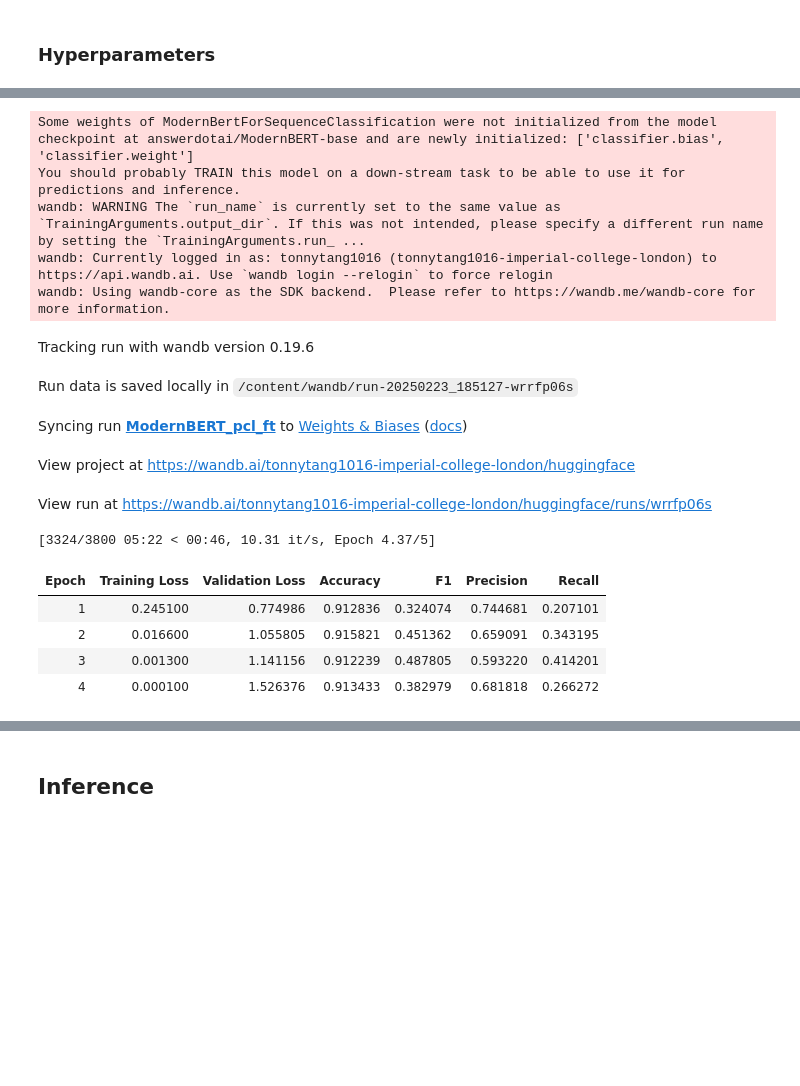
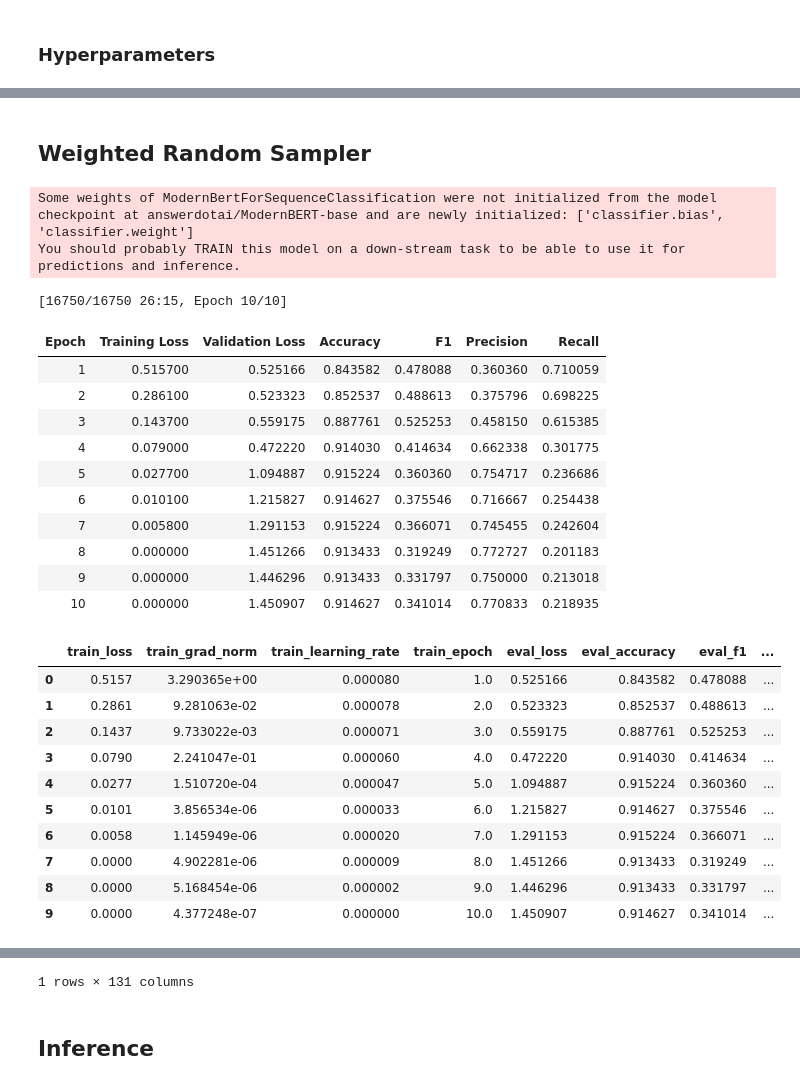
Before and after one commit to Hasasasaki/semeval_2022_task_4, a Jupyter notebook: model_finetune.ipynb, the cells around one changed output, grey strips where cells are left out. Saved outputs shown, nothing was run; the diff lists cells and outputs as text; code cells hidden in the pictures; blank space fills up the shorter version.

Commit message:
scheduler, warmup and sampling

```diff
--- a/model_finetune.ipynb
+++ b/model_finetune.ipynb
@@ -69,12 +67,12 @@ train_df, val_df = train_test_split(train_val_df, test_size=0.2, random_state=42
 # %% [markdown]
 ### Hyperparameters
 # %%
-batch_size = 32
+batch_size = 4
 lr = 8e-5
-n_epochs = 2
+n_epochs = 10
 betas = (0.9, 0.98)
 eps = 1e-6
-wd = 8e-6
+wd = 1e-2
 # %%
 class PCLDataset(Dataset):
     def __init__(self, dataframe, tokenizer, balance_method='oversample'):
@@ -139,3 +131,25 @@ Please note that authentication is recommended but still optional to access publ
+# %% [markdown]
+## Weighted Random Sampler
+# %%
+class WeightedRandomSamplerTrainer(Trainer):
+    def __init__(self, *args, **kwargs):
+        super().__init__(*args, **kwargs)
+        self.weights = torch.FloatTensor(self._get_weights())
+        self.sampler = WeightedRandomSampler(self.weights, len(self.weights), replacement=True)
+
+    def get_train_dataloader(self):
+        return DataLoader(self.train_dataset, batch_size=self.args.train_batch_size, sampler=self.sampler, collate_fn=self.data_collator)
+
+    def _get_weights(self):
+        labels = np.array(self.train_dataset.labels)
+        class_counts = np.bincount(labels)
+        class_weights = 1.0 / np.sqrt(class_counts.astype(np.float32))
+        weights = class_weights[labels]
+        return weights
+
+train_dataset = PCLDataset(train_df, tokenizer, 'None')
+val_dataset = PCLDataset(val_df, tokenizer, balance_method='None')
+test_dataset = PCLDataset(test_df, tokenizer, balance_method='None')
 # %%
 model_config = AutoConfig.from_pretrained("answerdotai/ModernBERT-base")
 model_config.mlp_dropout = 0.2
@@ -157,11 +171,12 @@ training_args = TrainingArguments(
     per_device_train_batch_size=batch_size,
     per_device_eval_batch_size=batch_size,
     num_train_epochs=n_epochs,
-    lr_scheduler_type="linear",
+    lr_scheduler_type="cosine",
     optim="adamw_torch_fused",
-    # adam_beta1=betas[0],
-    # adam_beta2=betas[1],
-    # adam_epsilon=eps,
+    adam_beta1=betas[0],
+    adam_beta2=betas[1],
+    adam_epsilon=eps,
+    # weight_decay=wd,
     logging_strategy="epoch",
     eval_strategy="epoch",
     save_strategy="epoch",
@@ -169,6 +184,8 @@ training_args = TrainingArguments(
     bf16=True,
     bf16_full_eval=True,
     push_to_hub=False,
+    warmup_ratio=0.1,
+
 )
 
 def compute_metrics(eval_pred):
@@ -199,44 +216,53 @@ class MetricsCallback(TrainerCallback):
             elif "eval_loss" in logs:  # Evaluation logs
                 self.training_history["eval"].append(logs)
 
-trainer = Trainer(
+trainer = WeightedRandomSamplerTrainer(
     model=model,
     args=training_args,
     train_dataset=train_dataset,
     eval_dataset=val_dataset,
     processing_class=tokenizer,
     data_collator=DataCollatorWithPadding(tokenizer=tokenizer),
     compute_metrics=compute_metrics,
 )
 
 metrics_callback = MetricsCallback()
 trainer.add_callback(metrics_callback)
 
 trainer.train()
 
 train_history_df = pd.DataFrame(metrics_callback.training_history["train"])
 train_history_df = train_history_df.add_prefix("train_")
 eval_history_df = pd.DataFrame(metrics_callback.training_history["eval"])
 train_res_df = pd.concat([train_history_df, eval_history_df], axis=1)
 
 args_df = pd.DataFrame([training_args.to_dict()])
 
 display(train_res_df)
 display(args_df)
 # %% [output]
 Some weights of ModernBertForSequenceClassification were not initialized from the model checkpoint at answerdotai/ModernBERT-base and are newly initialized: ['classifier.bias', 'classifier.weight']
 You should probably TRAIN this model on a down-stream task to be able to use it for predictions and inference.
-wandb: WARNING The `run_name` is currently set to the same value as `TrainingArguments.output_dir`. If this was not intended, please specify a different run name by setting the `TrainingArguments.run_ ...
-wandb: Currently logged in as: tonnytang1016 (tonnytang1016-imperial-college-london) to https://api.wandb.ai. Use `wandb login --relogin` to force relogin
-wandb: Using wandb-core as the SDK backend.  Please refer to https://wandb.me/wandb-core for more information.
-Tracking run with wandb version 0.19.6
-Run data is saved locally in /content/wandb/run-20250223_185127-wrrfp06s
-Syncing run ModernBERT_pcl_ft to Weights & Biases (docs)
-View project at https://wandb.ai/tonnytang1016-imperial-college-london/huggingface
-View run at https://wandb.ai/tonnytang1016-imperial-college-london/huggingface/runs/wrrfp06s
-[3324/3800 05:22 < 00:46, 10.31 it/s, Epoch 4.37/5]
+[16750/16750 26:15, Epoch 10/10]
 | Epoch | Training Loss | Validation Loss | Accuracy | F1 | Precision | Recall |
-| 1 | 0.245100 | 0.774986 | 0.912836 | 0.324074 | 0.744681 | 0.207101 |
-| 2 | 0.016600 | 1.055805 | 0.915821 | 0.451362 | 0.659091 | 0.343195 |
-| 3 | 0.001300 | 1.141156 | 0.912239 | 0.487805 | 0.593220 | 0.414201 |
-| 4 | 0.000100 | 1.526376 | 0.913433 | 0.382979 | 0.681818 | 0.266272 |
+| 1 | 0.515700 | 0.525166 | 0.843582 | 0.478088 | 0.360360 | 0.710059 |
+| 2 | 0.286100 | 0.523323 | 0.852537 | 0.488613 | 0.375796 | 0.698225 |
+| 3 | 0.143700 | 0.559175 | 0.887761 | 0.525253 | 0.458150 | 0.615385 |
+| 4 | 0.079000 | 0.472220 | 0.914030 | 0.414634 | 0.662338 | 0.301775 |
+| 5 | 0.027700 | 1.094887 | 0.915224 | 0.360360 | 0.754717 | 0.236686 |
+| 6 | 0.010100 | 1.215827 | 0.914627 | 0.375546 | 0.716667 | 0.254438 |
+| 7 | 0.005800 | 1.291153 | 0.915224 | 0.366071 | 0.745455 | 0.242604 |
+| 8 | 0.000000 | 1.451266 | 0.913433 | 0.319249 | 0.772727 | 0.201183 |
+| 9 | 0.000000 | 1.446296 | 0.913433 | 0.331797 | 0.750000 | 0.213018 |
+| 10 | 0.000000 | 1.450907 | 0.914627 | 0.341014 | 0.770833 | 0.218935 |
+|  | train_loss | train_grad_norm | train_learning_rate | train_epoch | eval_loss | eval_accuracy | eval_f1 | ... |
+| 0 | 0.5157 | 3.290365e+00 | 0.000080 | 1.0 | 0.525166 | 0.843582 | 0.478088 | ... |
+| 1 | 0.2861 | 9.281063e-02 | 0.000078 | 2.0 | 0.523323 | 0.852537 | 0.488613 | ... |
+| 2 | 0.1437 | 9.733022e-03 | 0.000071 | 3.0 | 0.559175 | 0.887761 | 0.525253 | ... |
+| 3 | 0.0790 | 2.241047e-01 | 0.000060 | 4.0 | 0.472220 | 0.914030 | 0.414634 | ... |
+| 4 | 0.0277 | 1.510720e-04 | 0.000047 | 5.0 | 1.094887 | 0.915224 | 0.360360 | ... |
+| 5 | 0.0101 | 3.856534e-06 | 0.000033 | 6.0 | 1.215827 | 0.914627 | 0.375546 | ... |
+| 6 | 0.0058 | 1.145949e-06 | 0.000020 | 7.0 | 1.291153 | 0.915224 | 0.366071 | ... |
+| 7 | 0.0000 | 4.902281e-06 | 0.000009 | 8.0 | 1.451266 | 0.913433 | 0.319249 | ... |
+| 8 | 0.0000 | 5.168454e-06 | 0.000002 | 9.0 | 1.446296 | 0.913433 | 0.331797 | ... |
+| 9 | 0.0000 | 4.377248e-07 | 0.000000 | 10.0 | 1.450907 | 0.914627 | 0.341014 | ... |
@@ -243,3 +271,4 @@ View run at https://wandb.ai/tonnytang1016-imperial-college-london/huggingface/r
+1 rows × 131 columns
 # %% [markdown]
 ## Inference
 # %%
```
Also changed, not shown: parts of 7 cells of this notebook.
